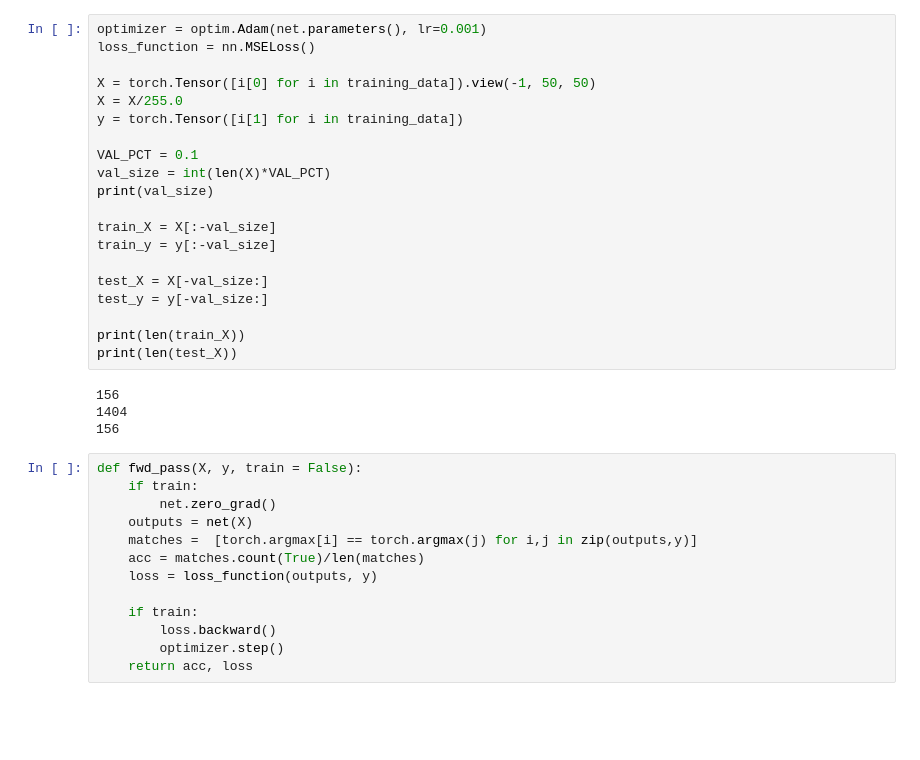
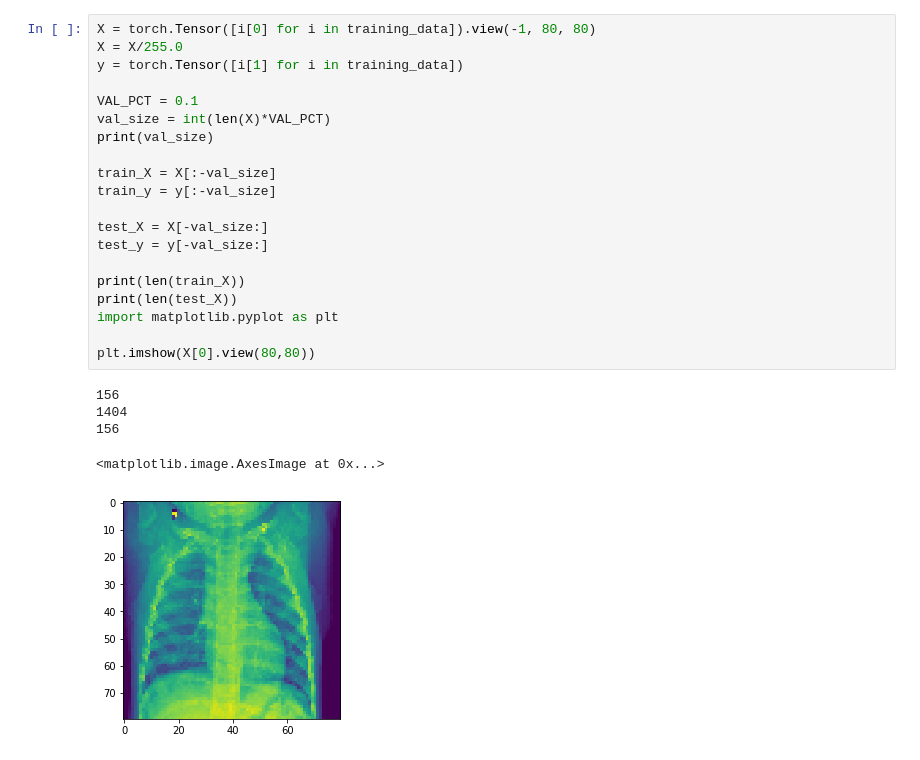
Before and after one commit to PKR-808/Covid-19-detection-using-CXR-images, a Jupyter notebook: CovidvsNormal.ipynb, the cells around one changed output. Cells and saved outputs as stored; diff of their text form; blank space fills up the shorter version.

```diff
--- a/CovidvsNormal.ipynb
+++ b/CovidvsNormal.ipynb
@@ -103,37 +126,26 @@ COVID: 219
 # %%
-optimizer = optim.Adam(net.parameters(), lr=0.001)
-loss_function = nn.MSELoss()
-
-X = torch.Tensor([i[0] for i in training_data]).view(-1, 50, 50)
+X = torch.Tensor([i[0] for i in training_data]).view(-1, 80, 80)
 X = X/255.0
 y = torch.Tensor([i[1] for i in training_data])
 
 VAL_PCT = 0.1
 val_size = int(len(X)*VAL_PCT)
 print(val_size)
 
 train_X = X[:-val_size]
 train_y = y[:-val_size]
 
 test_X = X[-val_size:]
 test_y = y[-val_size:]
 
 print(len(train_X))
 print(len(test_X))
+import matplotlib.pyplot as plt
+
+plt.imshow(X[0].view(80,80))
 # %% [output]
 156
 1404
 156
+<matplotlib.image.AxesImage at 0x...>
+[figure, added]
-# %%
-def fwd_pass(X, y, train = False):
-    if train:
-        net.zero_grad()
-    outputs = net(X)
-    matches =  [torch.argmax[i] == torch.argmax(j) for i,j in zip(outputs,y)]
-    acc = matches.count(True)/len(matches)
-    loss = loss_function(outputs, y)
-
-    if train:
-        loss.backward()
-        optimizer.step()
-    return acc, loss
```
Also changed, not shown: parts of 6 cells of this notebook, 1 other file.
